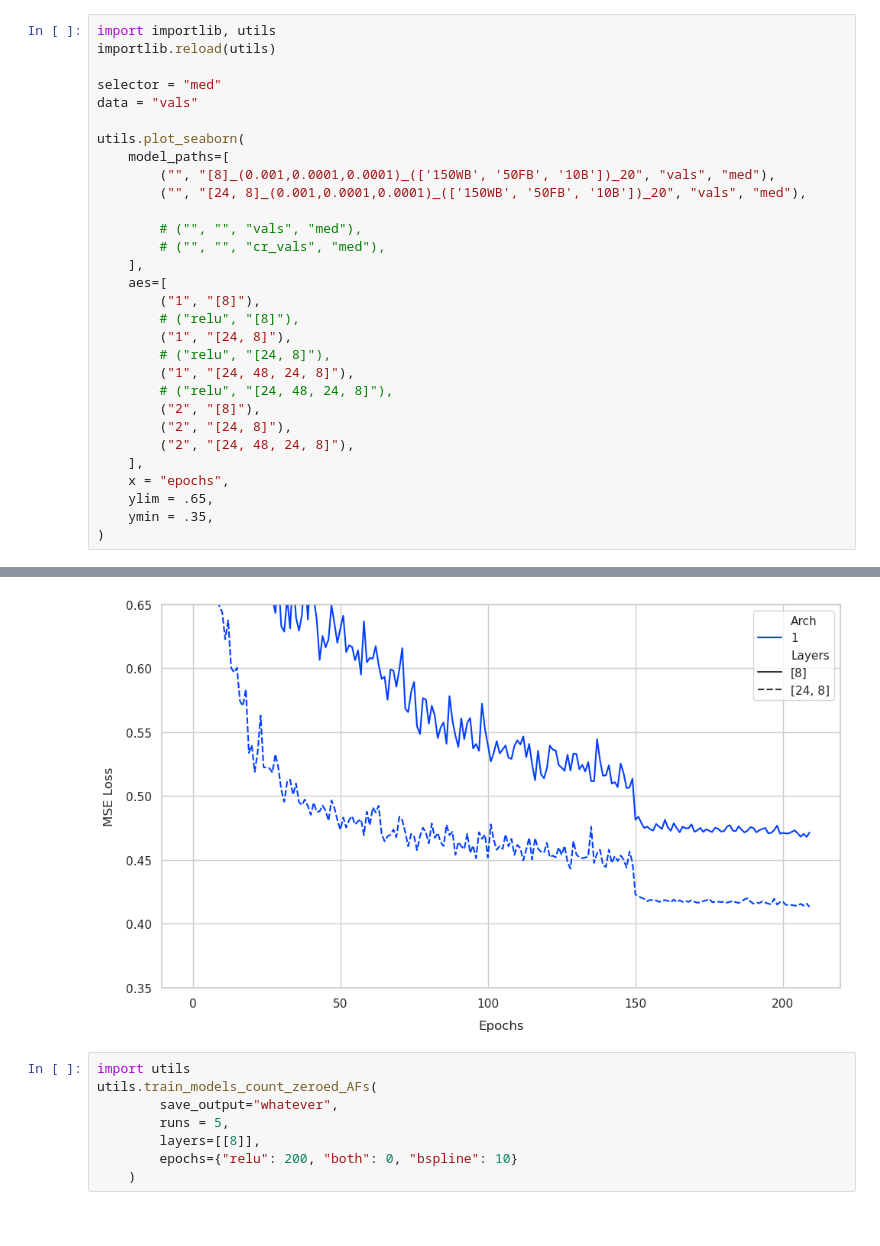
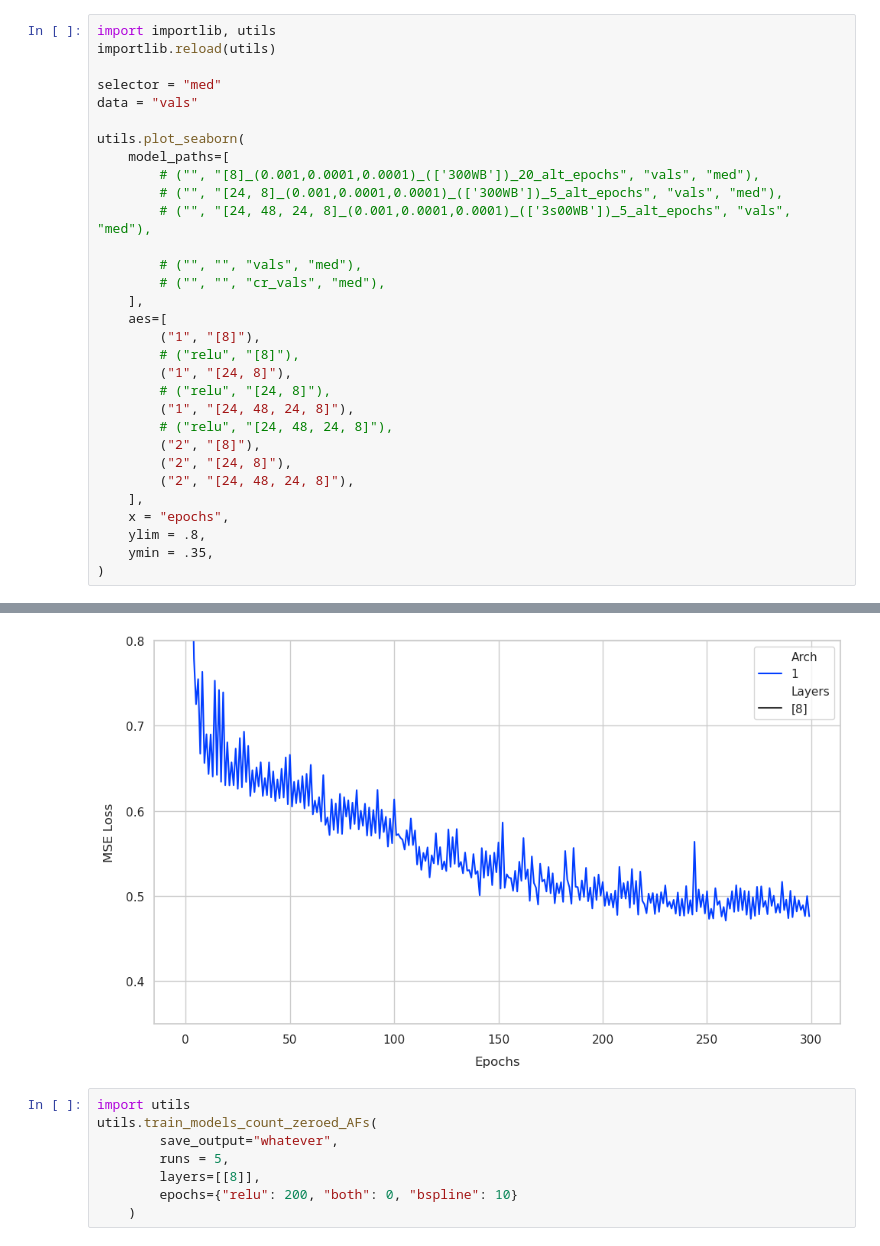
Before and after one commit to liam-hp/deepsplines-thesis, a Jupyter notebook: plot_data.ipynb, the cells around one changed output, grey strips where cells are left out. Drawn from its saved outputs; the diff is of its cells as text.

```diff
--- a/plot_data.ipynb
+++ b/plot_data.ipynb
@@ -7,8 +7,9 @@ data = "vals"
 
 utils.plot_seaborn(
     model_paths=[
-        ("", "[8]_(0.001,0.0001,0.0001)_(['150WB', '50FB', '10B'])_20", "vals", "med"),
-        ("", "[24, 8]_(0.001,0.0001,0.0001)_(['150WB', '50FB', '10B'])_20", "vals", "med"),
+        # ("", "[8]_(0.001,0.0001,0.0001)_(['300WB'])_20_alt_epochs", "vals", "med"),
+        # ("", "[24, 8]_(0.001,0.0001,0.0001)_(['300WB'])_5_alt_epochs", "vals", "med"),
+        # ("", "[24, 48, 24, 8]_(0.001,0.0001,0.0001)_(['3s00WB'])_5_alt_epochs", "vals", "med"),
 
         # ("", "", "vals", "med"),
         # ("", "", "cr_vals", "med"),
@@ -25,7 +26,7 @@ utils.plot_seaborn(
         ("2", "[24, 48, 24, 8]"),
     ],
     x = "epochs",
-    ylim = .65,
+    ylim = .8,
     ymin = .35,
 )
 # %% [output]
@@ -37,4 +34,4 @@ Avg over last 5 epochs on 1,[24, 8],med: 0.4143 in 704.1311922499999s
-[figure, old version]
+[figure, new version]
 # %%
 import utils
 utils.train_models_count_zeroed_AFs(
```
Also changed, not shown: parts of 2 cells of this notebook, 6 other files.
